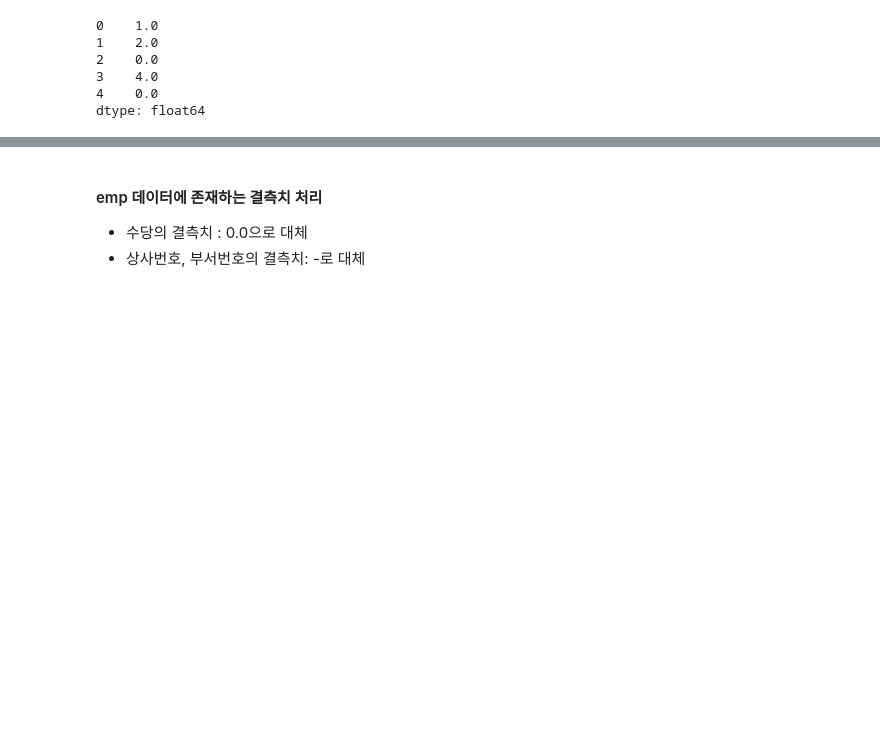
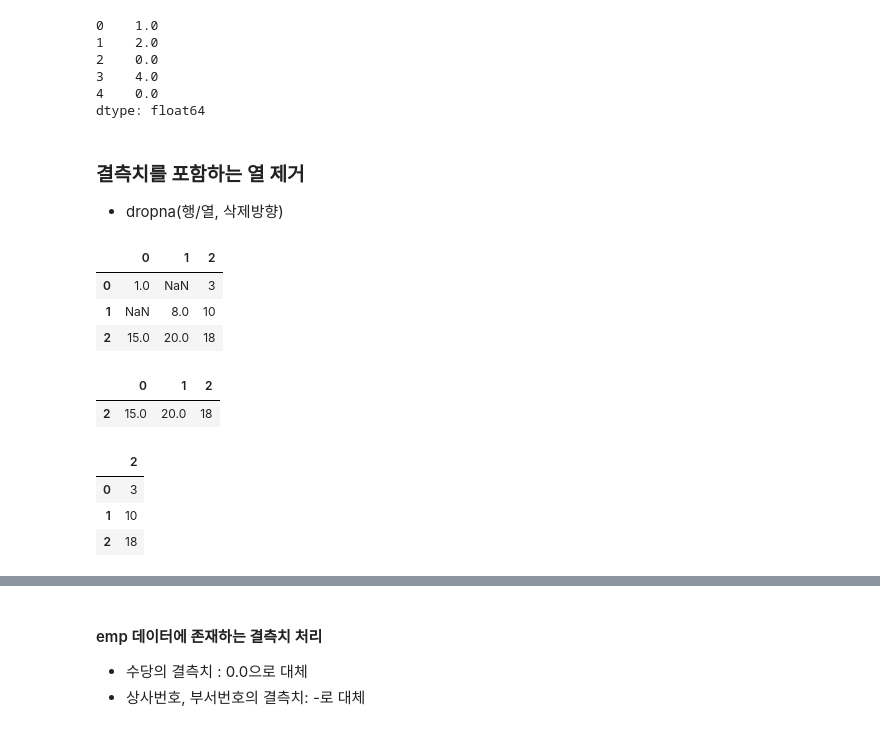
Before and after one commit to nimxxs/JupyterNumpy, a Jupyter notebook: 05pandas.ipynb, the cells around one changed output, grey strips where cells are left out. Saved outputs shown, nothing was run; the diff lists cells and outputs as text; code cells hidden in the pictures; blank space fills up the shorter version.

```diff
--- a/05pandas.ipynb
+++ b/05pandas.ipynb
@@ -509,3 +509,32 @@ d.fillna(0)
 3    4.0
 4    0.0
 dtype: float64
+# %% [markdown]
+### 결측치를 포함하는 열 제거
+* dropna(행/열, 삭제방향)
+# %%
+e = pd.DataFrame([
+       [1, np.nan, 3],
+       [np.nan, 8, 10],
+       [15, 20, 18] ])
+e
+# %% [output]
+|  | 0 | 1 | 2 |
+| 0 | 1.0 | NaN | 3 |
+| 1 | NaN | 8.0 | 10 |
+| 2 | 15.0 | 20.0 | 18 |
+# %%
+# 행 방향으로 결측치 제거
+# e.dropna()
+e.dropna(axis=0)
+# %% [output]
+|  | 0 | 1 | 2 |
+| 2 | 15.0 | 20.0 | 18 |
+# %%
+# 열 방향으로 결측치 제거
+e.dropna(axis=1)
+# %% [output]
+|  | 2 |
+| 0 | 3 |
+| 1 | 10 |
+| 2 | 18 |
```
Also changed, not shown: parts of 6 cells of this notebook, 2 other files.
